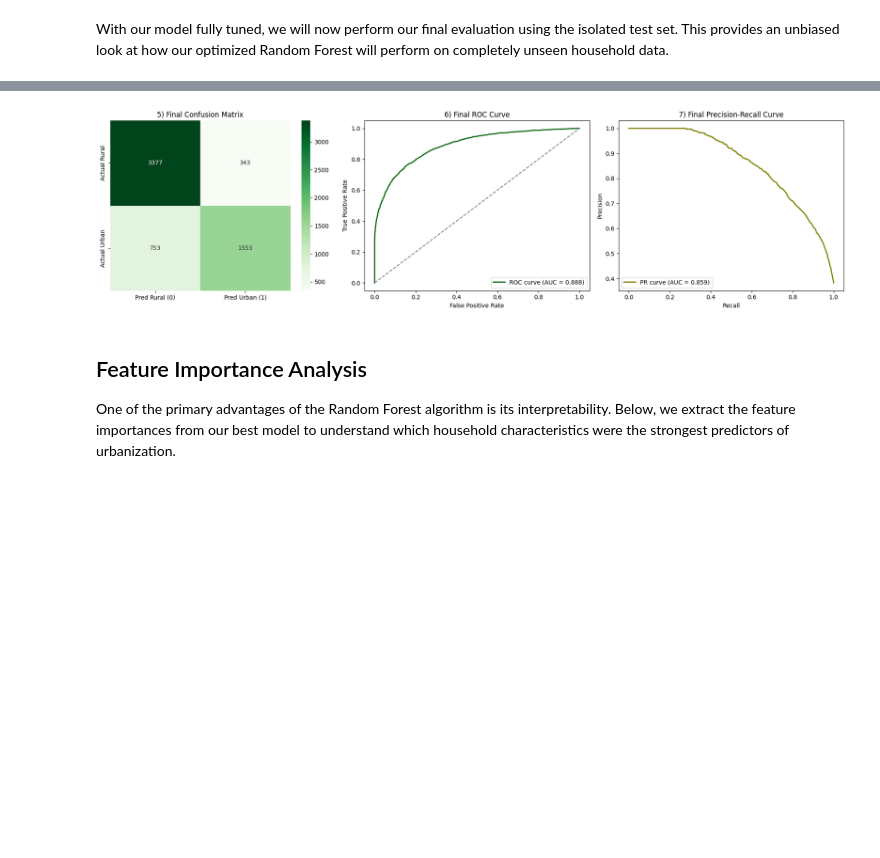
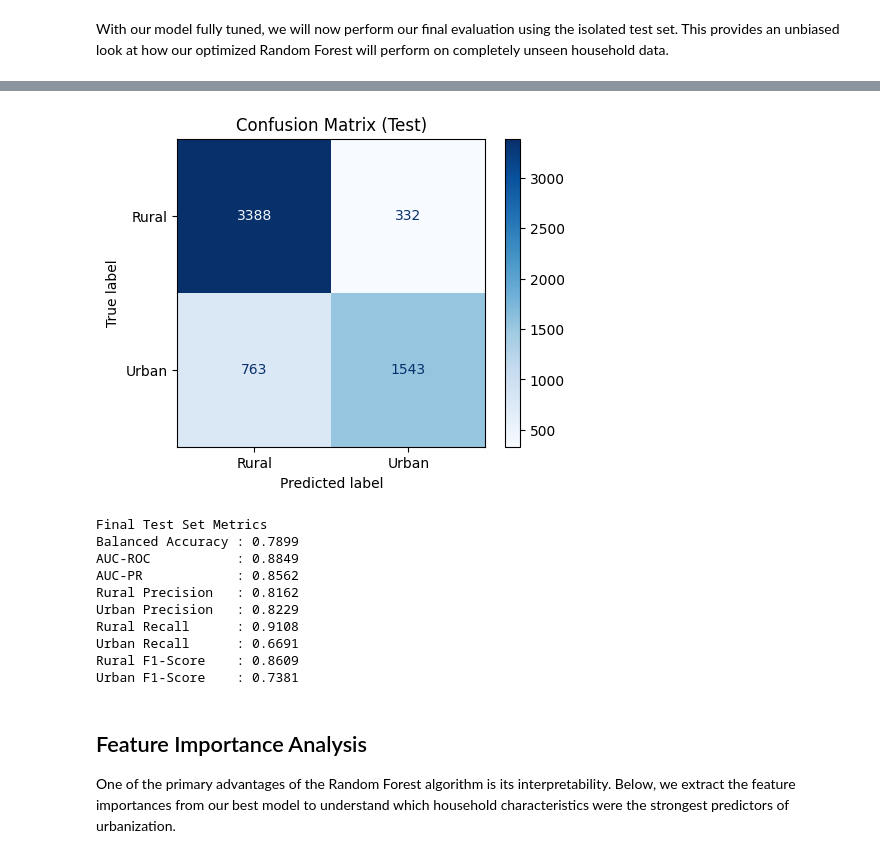
Before and after one commit to NebulaRojo9/STINTSY-MCO, a Jupyter notebook: Random Forest Classifier.ipynb, the cells around one changed output, grey strips where cells are left out. Drawn from its saved outputs; the diff is of its cells as text; code cells hidden in the pictures; blank space fills up the shorter version.

Commit message:
revised random forest

```diff
--- a/Random Forest Classifier.ipynb
+++ b/Random Forest Classifier.ipynb
@@ -24,10 +24,10 @@ To initialize our model, we set `andom_state` to 42 so we can ensure our results
 from sklearn.ensemble import RandomForestClassifier
 
 # Initialize the Random Forest Classifier Model
-rf_model = RandomForestClassifier(n_estimators=100, random_state=42, n_jobs=-1)
+pre_tuned_rf = RandomForestClassifier(random_state=42, n_jobs=-1)
 
 # Train the model on the scaled training data
-rf_model.fit(X_train_scaled, y_train)
+pre_tuned_rf.fit(X_train_scaled, y_train)
 
 print("Random Forest model successfully trained!")
 # %% [output]
@@ -171,0 +297,14 @@ plt.show()
+# %%
+# Generate predictions for the Validation set using the POST-TUNED model
+y_val_pred_tuned = post_tuned_rf.predict(X_val_scaled)
+y_val_proba_tuned = post_tuned_rf.predict_proba(X_val_scaled)[:, 1]
+
+# Calculate metrics for the post-tuned model
+val_metrics_tuned = get_all_metrics(y_val, y_val_pred_tuned, y_val_proba_tuned)
+
+print("PERFORMANCE COMPARISON: PRE-TUNED vs POST-TUNED")
+
+for metric in val_metrics.keys():
+    change = val_metrics_tuned[metric] - val_metrics[metric]
+    sign = "+" if change > 0 else ""
+    print(f"Change in {metric.ljust(18)}: {sign}{change:.4f}")
@@ -175,51 +325,15 @@ plt.show()
 With our model fully tuned, we will now perform our final evaluation using the isolated test set. This provides an unbiased look at how our optimized Random Forest will perform on completely unseen household data.
 # %%
 # Use the best model from Grid Search to predict the test set
-rf_y_test_pred = best_rf_model.predict(X_test_scaled)
-rf_y_test_prob = best_rf_model.predict_proba(X_test_scaled)[:, 1]
+y_test_pred = post_tuned_rf.predict(X_test_scaled)
+y_test_proba = post_tuned_rf.predict_proba(X_test_scaled)[:, 1]
 
 # Calculate final metrics
-rf_test_acc = accuracy_score(y_test, rf_y_test_pred)
-rf_test_prec = precision_score(y_test, rf_y_test_pred)
-rf_test_rec = recall_score(y_test, rf_y_test_pred)
-rf_test_f1 = f1_score(y_test, rf_y_test_pred)
-rf_test_roc_auc = roc_auc_score(y_test, rf_y_test_prob)
-rf_test_pr_auc = average_precision_score(y_test, rf_y_test_prob)
+test_bal_acc, test_auc_roc = evaluate_model_performance(post_tuned_rf, X_test_scaled, y_test, "Test")
 
-print("Final Tuned Random Forest Metrics (Test Set)")
-print(f"1) Accuracy:  {rf_test_acc:.4f}")
-print(f"2) Precision: {rf_test_prec:.4f}")
-print(f"3) Recall:    {rf_test_rec:.4f}")
-print(f"4) F1 Score:  {rf_test_f1:.4f}")
-print(f"6) AUC-ROC:   {rf_test_roc_auc:.4f}")
-print(f"7) AUC-PR:    {rf_test_pr_auc:.4f}\n")
+test_metrics = get_all_metrics(y_test, y_test_pred, y_test_proba)
 
-fig, axes = plt.subplots(1, 3, figsize=(18, 5))
-
-# Plot A: Final Confusion Matrix
-cm_test = confusion_matrix(y_test, rf_y_test_pred)
-sns.heatmap(cm_test, annot=True, fmt='d', cmap='Greens', ax=axes[0],
-            xticklabels=['Pred Rural (0)', 'Pred Urban (1)'],
-            yticklabels=['Actual Rural', 'Actual Urban'])
-axes[0].set_title('5) Final Confusion Matrix')
-
-# Plot B: Final ROC Curve
-fpr_test, tpr_test, _ = roc_curve(y_test, rf_y_test_prob)
-axes[1].plot(fpr_test, tpr_test, color='darkgreen', lw=2, label=f'ROC curve (AUC = {rf_test_roc_auc:.3f})')
-axes[1].plot([0, 1], [0, 1], color='gray', linestyle='--')
-axes[1].set_xlabel('False Positive Rate')
-axes[1].set_ylabel('True Positive Rate')
-axes[1].set_title('6) Final ROC Curve')
-axes[1].legend(loc="lower right")
-
-# Plot C: Final Precision-Recall Curve
-precision_test, recall_test, _ = precision_recall_curve(y_test, rf_y_test_prob)
-axes[2].plot(recall_test, precision_test, color='olive', lw=2, label=f'PR curve (AUC = {rf_test_pr_auc:.3f})')
-axes[2].set_xlabel('Recall')
-axes[2].set_ylabel('Precision')
-axes[2].set_title('7) Final Precision-Recall Curve')
-axes[2].legend(loc="lower left")
-
-plt.tight_layout()
-plt.show()
+print("\nFinal Test Set Metrics")
+for metric, value in test_metrics.items():
+    print(f"{metric.ljust(18)}: {value:.4f}")
 # %% [output]
@@ -233,4 +356,14 @@ Final Tuned Random Forest Metrics (Test Set)
-[figure, old version]
+[figure, new version]
+Final Test Set Metrics
+Balanced Accuracy : 0.7899
+AUC-ROC           : 0.8849
+AUC-PR            : 0.8562
+Rural Precision   : 0.8162
+Urban Precision   : 0.8229
+Rural Recall      : 0.9108
+Urban Recall      : 0.6691
+Rural F1-Score    : 0.8609
+Urban F1-Score    : 0.7381
 # %% [markdown]
 ## Feature Importance Analysis
 One of the primary advantages of the Random Forest algorithm is its interpretability. Below, we extract the feature importances from our best model to understand which household characteristics were the strongest predictors of urbanization.
```
Also changed, not shown: parts of 24 cells of this notebook.
